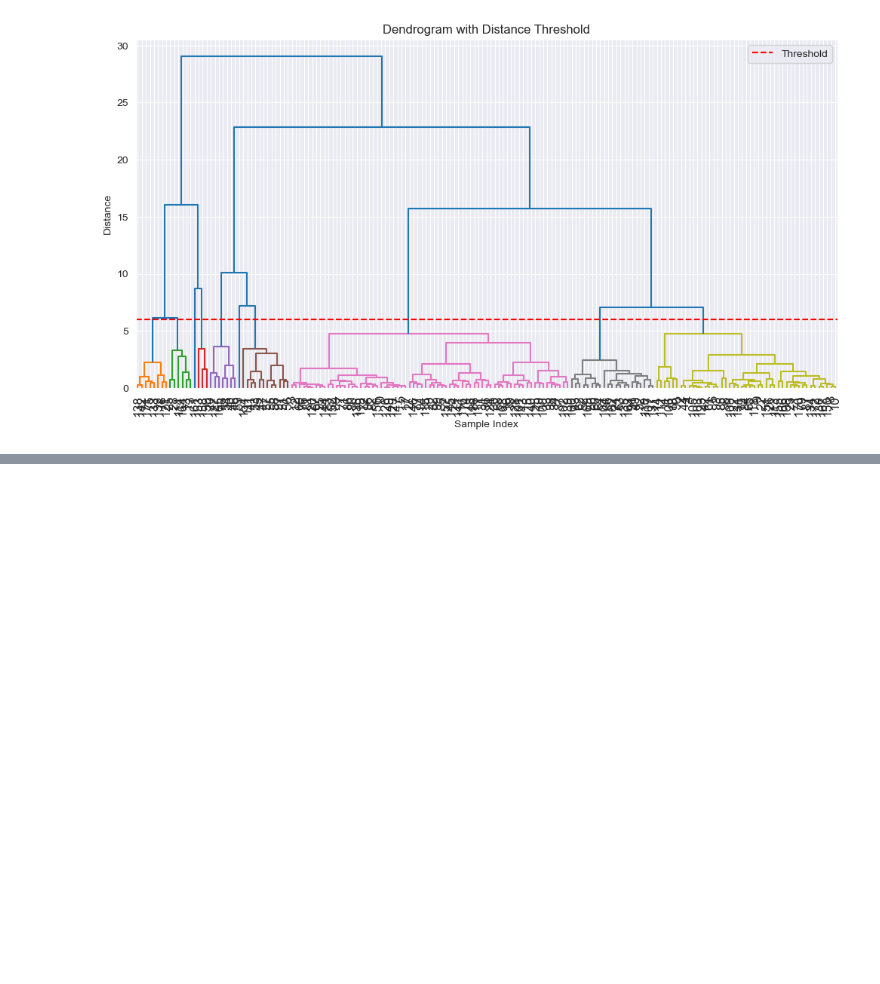
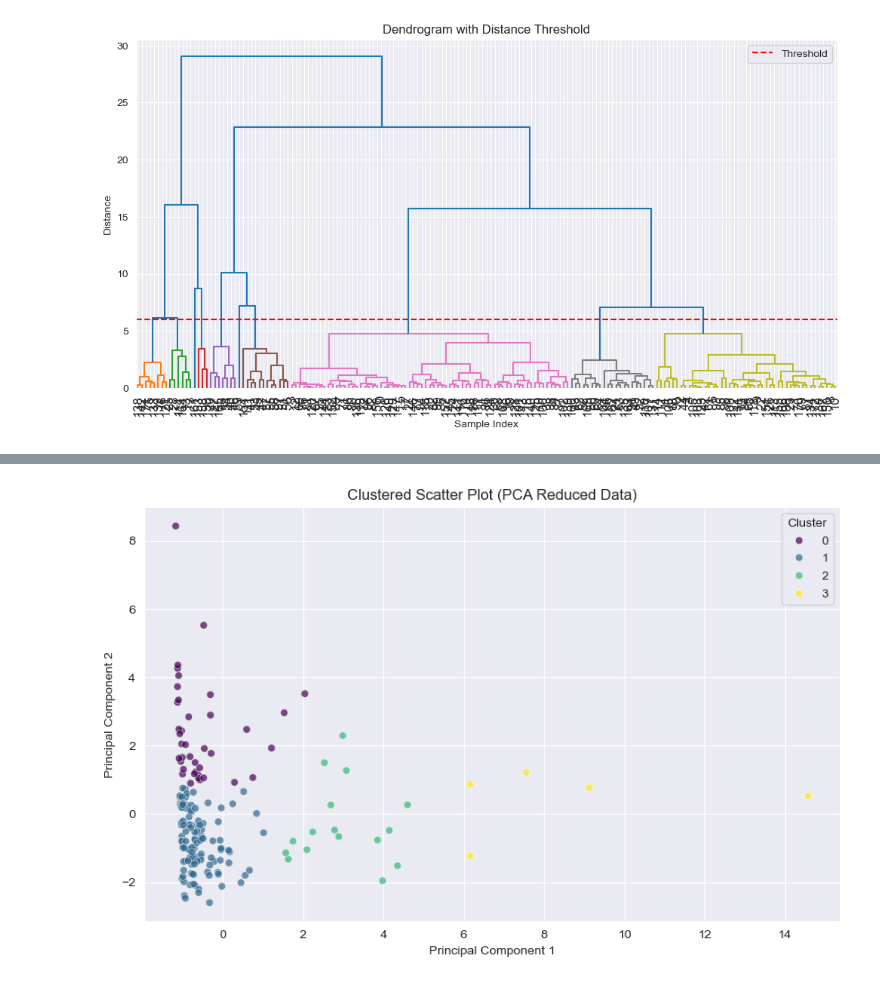
Before and after one commit to ToyaOkey/Project4, a Jupyter notebook: notebook.ipynb, the cells around one changed output, grey strips where cells are left out. Cells and saved outputs as stored; diff of their text form; code cells hidden in the pictures; blank space fills up the shorter version.

```diff
--- a/notebook.ipynb
+++ b/notebook.ipynb
@@ -185,0 +191,11 @@ Explained Variance Ratio: PC1 = 56.3%, PC2 = 40.7%
+# %%
+plt.figure(figsize=(10, 6))
+sns.scatterplot(x=pca_df['PC1'], y=pca_df['PC2'], hue=df_cluster['KMeans_Cluster'], palette='viridis', alpha=0.7)
+plt.title("Clustered Scatter Plot (PCA Reduced Data)")
+plt.xlabel("Principal Component 1")
+plt.ylabel("Principal Component 2")
+plt.legend(title='Cluster')
+plt.grid(True)
+plt.show()
+# %% [output]
+[figure, added]
```
Also changed, not shown: parts of 5 cells of this notebook.
